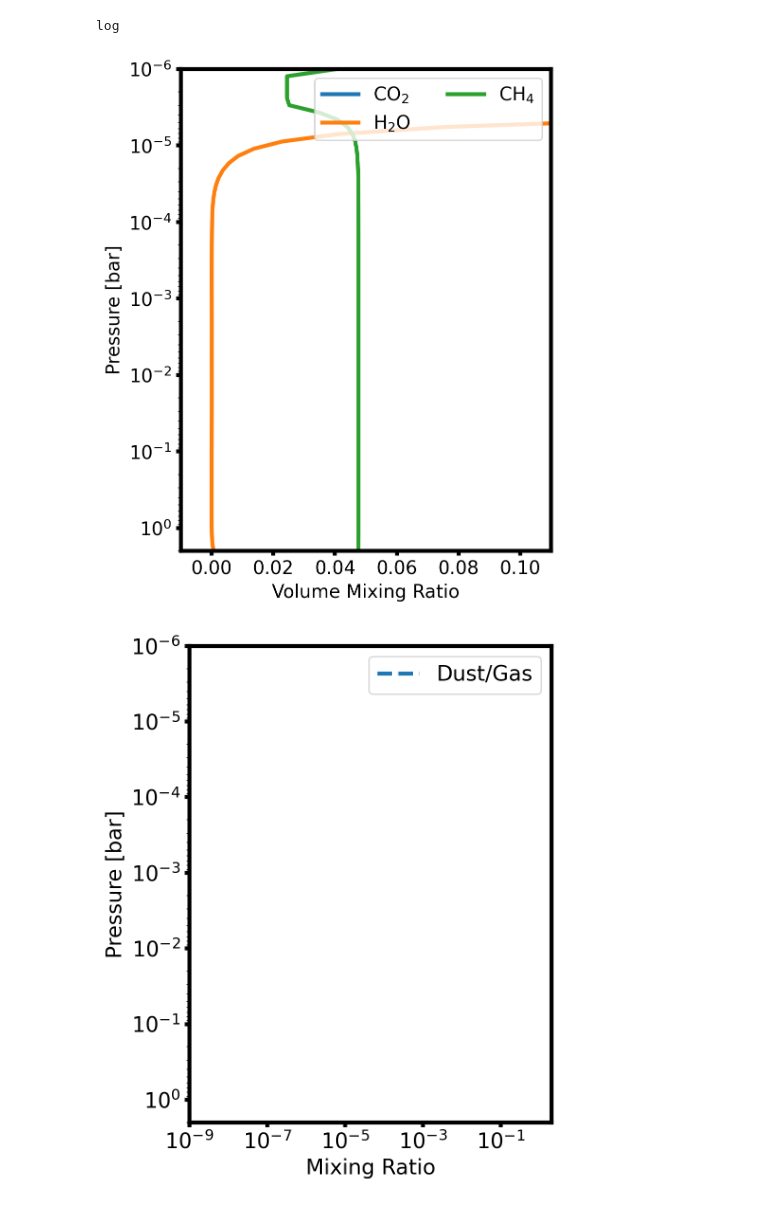
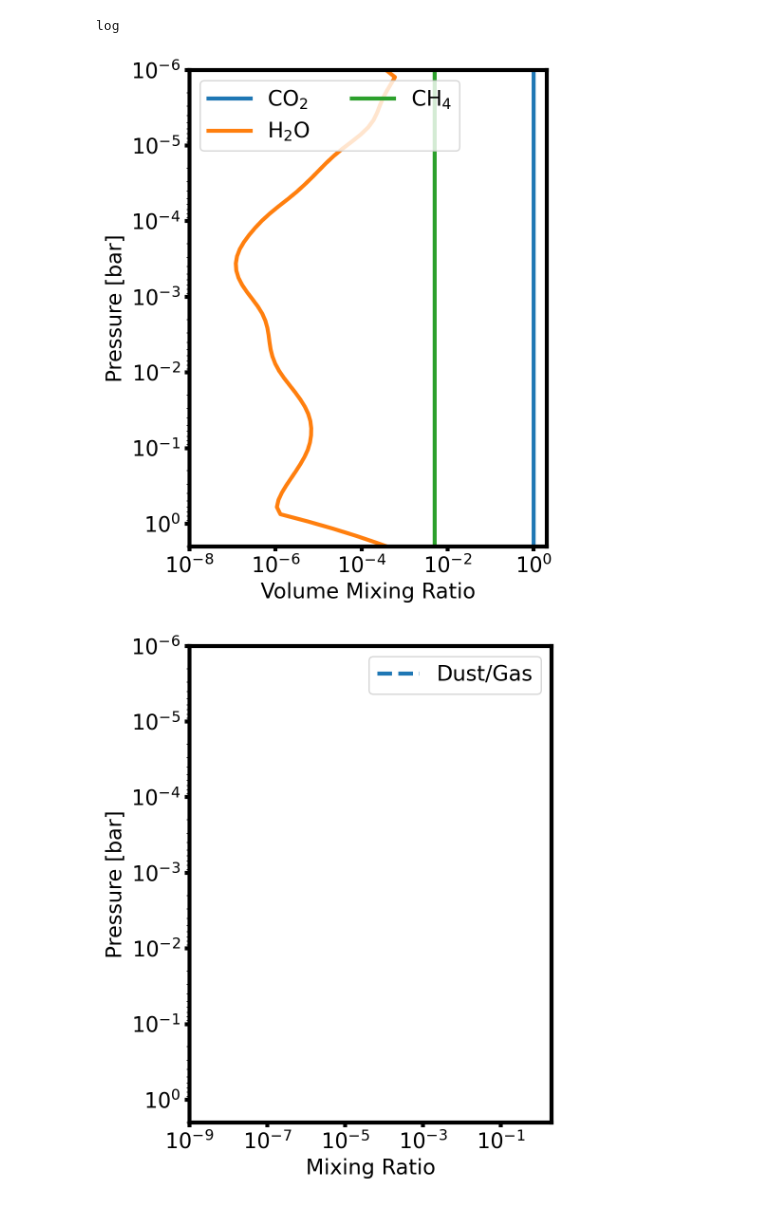
Before and after one commit to DavidDahlbudding/chelio, a Jupyter notebook: analyze/1_IndividualRun.ipynb, the cells around one changed output. Saved outputs shown, nothing was run; the diff lists cells and outputs as text; code cells hidden in the pictures.

```diff
--- a/analyze/1_IndividualRun.ipynb
+++ b/analyze/1_IndividualRun.ipynb
@@ -16,7 +16,7 @@ from mixfile_utils import p_sat
 # Load a single simulation run
 # All data loading, parsing, and iteration handling is done by ChelioRun.
 output_folder = "../output/EarlyMars_CIA_comparison/"
-run_name = "EarlyMars_CH4=5pct_CIA=CO2-CH4_2017"
+run_name = "EarlyMars_CH4=0.5pct_CIA=CO2-CH4_2017_Tex=150K"
 #run_name = "Earth_Tint=150K_Psurf=10bar_aH=1.0_aC=0.1_aO=0.01_aN=1.0"
 #run_name = "Earth_P0=1e8_Tint=50_CplusO=1e-2_CtoO=0.59"
 #run_name = "test"
@@ -129,7 +128,7 @@ plt.show()
 i = -1
 
 # Find
-threshold = 1e-12
+threshold = 1e-8
 
 if threshold is not None:
     mask = run.mols_vmr[i] > threshold
@@ -143,37 +142,37 @@ target_molecules = np.array(run.mol_names)[mask]
 fig, ax = plt.subplots(1, 1, figsize=(5, 6))
 
 # plot_profile can now take a list of molecules to plot
 plot_profile(
     run,
     param_key=target_molecules,
     y_axis='pressure',
     log_x=True,
     ax=ax,
     iteration_index=i,
     mol_type='mol'
 )
 
 print(ax.get_xscale())
-ax.set_xscale('linear')
-ax.set_xlim(-0.01, 0.11)
+ax.set_xscale('log')
+ax.set_xlim(1e-8, 2)
 
 #ax.set_xlim(1e-12, 2e0)
 ax.set_ylim(np.nanmax(run.pressures_bar), np.nanmin(run.pressures_bar))
 ax.set_xlabel("Volume Mixing Ratio")
 ax.set_title(run.run_name.replace("_", ", "))
 
 # turn on preferred options
 #set_white(ax)
-increase_size(ax, linewidth=3, fontsize=14, legendcols=2)
+increase_size(ax, linewidth=3, fontsize=16, legendcols=2)
 ax.set_title('', fontsize=16)
 #ax.set_ylabel('')
 plt.tight_layout()
 #plt.savefig(f"images/JulyPoster/FinalChem_{run_name}.svg", format="svg", transparent=True)
 
 plt.show()
 # %% [output]
 log
-[figure, old version]
+[figure, new version]
 # %%
 # plot the dust "mixing ratios"
 i = -1
```
Also changed, not shown: parts of 3 cells of this notebook, 3 other files.
